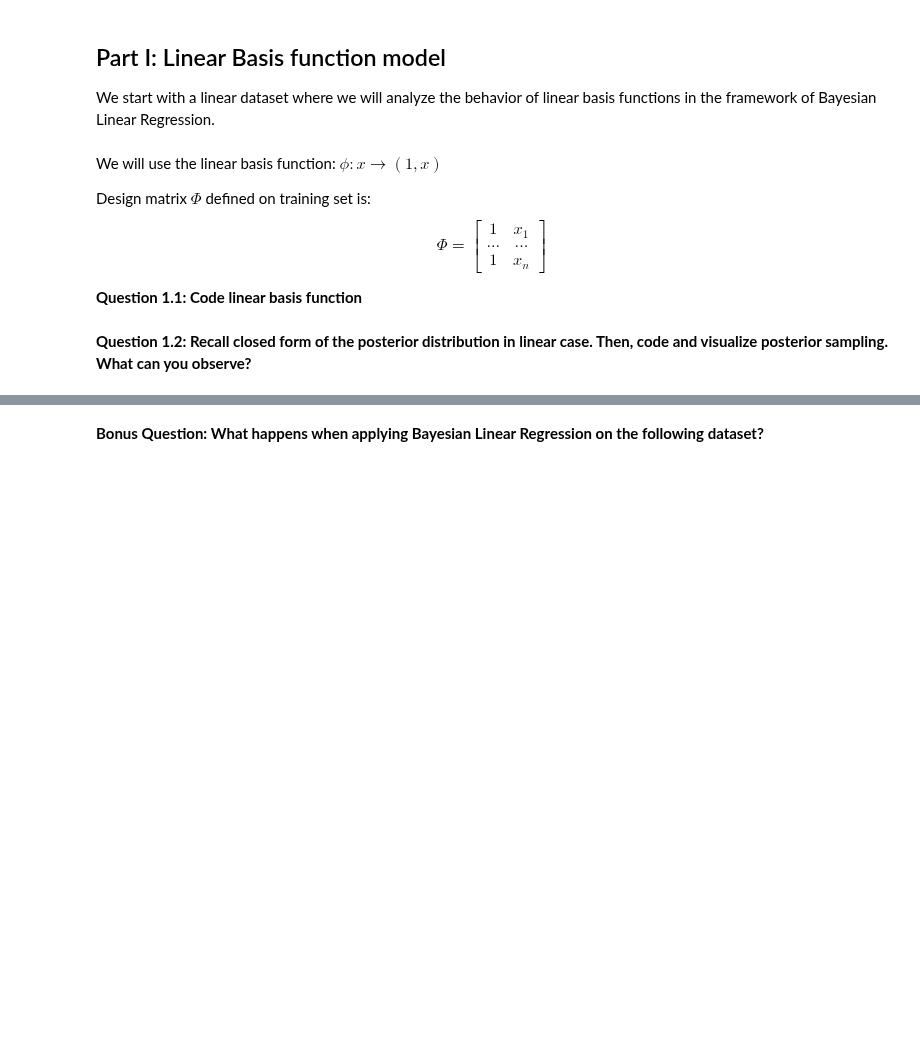
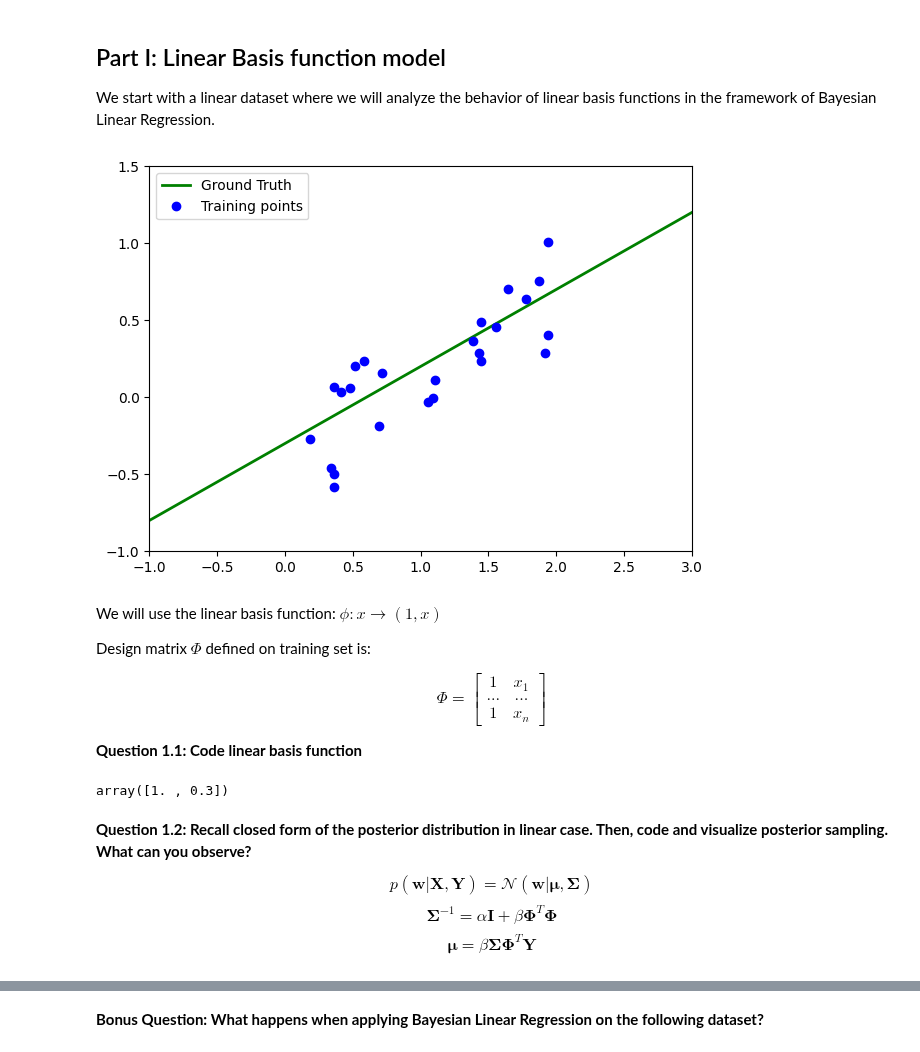
Before and after one commit to CharlesAttend/M2-DAC, a Jupyter notebook: RDFIA/TME/Section3/3_a_Bayesian_Linear_Regression.ipynb, the cells around one changed output, grey strips where cells are left out. Drawn from its saved outputs; the diff is of its cells as text; code cells hidden in the pictures; blank space fills up the shorter version.

```diff
--- a/RDFIA/TME/Section3/3_a_Bayesian_Linear_Regression.ipynb
+++ b/RDFIA/TME/Section3/3_a_Bayesian_Linear_Regression.ipynb
@@ -77,26 +120,45 @@ We start with a linear dataset where we will analyze the behavior of linear basi
 # %%
 # Generate linear toy dataset
 def f_linear(x, noise_amount, sigma):
-    y = -0.3 + 0.5*x
+    y = -0.3 + 0.5 * x
     noise = np.random.normal(0, sigma, len(x))
-    return y + noise_amount*noise
+    return y + noise_amount * noise
+
 
 # Create training and test points
 sigma = 0.2
-nbpts=25
+nbpts = 25
 dataset_linear = {}
-dataset_linear['X_train'] = np.random.uniform(0, 2, nbpts)
-dataset_linear['y_train'] = f_linear(dataset_linear['X_train'], noise_amount=1, sigma=sigma)
-dataset_linear['X_test'] = np.linspace(-10,10, 10*nbpts)
-dataset_linear['y_test'] = f_linear(dataset_linear['X_test'], noise_amount=0, sigma=sigma)
+dataset_linear["X_train"] = np.random.uniform(0, 2, nbpts)
+dataset_linear["y_train"] = f_linear(
+    dataset_linear["X_train"], noise_amount=1, sigma=sigma
+)
+dataset_linear["X_test"] = np.linspace(-10, 10, 10 * nbpts)
+dataset_linear["y_test"] = f_linear(
+    dataset_linear["X_test"], noise_amount=0, sigma=sigma
+)
 # %%
 # Plot dataset
-plt.figure(figsize=(7,5))
-plt.xlim(xmax = 3, xmin =-1)
-plt.ylim(ymax = 1.5, ymin = -1)
-plt.plot(dataset_linear['X_test'], dataset_linear['y_test'], color='green', linewidth=2, label="Ground Truth")
-plt.plot(dataset_linear['X_train'], dataset_linear['y_train'], 'o', color='blue', label='Training points')
+plt.figure(figsize=(7, 5))
+plt.xlim(xmax=3, xmin=-1)
+plt.ylim(ymax=1.5, ymin=-1)
+plt.plot(
+    dataset_linear["X_test"],
+    dataset_linear["y_test"],
+    color="green",
+    linewidth=2,
+    label="Ground Truth",
+)
+plt.plot(
+    dataset_linear["X_train"],
+    dataset_linear["y_train"],
+    "o",
+    color="blue",
+    label="Training points",
+)
 plt.legend()
 plt.show()
+# %% [output]
+[figure, added]
 # %%
 # Hyperparameters
@@ -105,9 +167,11 @@ dataset_linear['BETA'] = 1/(2.0*sigma**2)
 # %% [markdown]
 We will use the linear basis function:
-    $\phi:x \rightarrow (1,x)$
+$\phi:x \rightarrow (1,x)$
 
 Design matrix $\Phi$ defined on training set is:
-$$ \Phi=
+
+$$
+\Phi=
   \begin{bmatrix}
     1 & x_1 \\
     ... & ...\\
@@ -117,10 +181,11 @@ $$
 
 **Question 1.1: Code linear basis function**
 # %%
-#TO DO: Define basis function
+# TO DO: Define basis function
+
 
 def phi_linear(x):
-    """ Linear Basis Functions
+    """Linear Basis Functions
 
     Args:
       x: (float) 1D input
@@ -129,7 +194,20 @@ def phi_linear(x):
       (array) linear features of x
     """
     # TO DO
-    return 0
+    return np.hstack((1, x))
+
+
+def phi_linear_matrix(x):
+    return np.stack((np.ones_like(x), x), axis=-1)
+
+
+phi_linear(0.3)
+# %% [output]
+array([1. , 0.3])
 # %% [markdown]
 **Question 1.2: Recall closed form of the posterior distribution in linear case. Then, code and visualize posterior sampling. What can you observe?**
+
+$$p(\mathbf{w}|\mathbf{X}, \mathbf{Y}) = \mathcal{N}(\mathbf{w}|\boldsymbol{\mu}, \boldsymbol{\Sigma})$$
+$$\boldsymbol{\Sigma}^{-1} = \alpha \mathbf{I} + \beta \boldsymbol{\Phi}^T \boldsymbol{\Phi}$$
+$$\boldsymbol{\mu} = \beta \boldsymbol{\Sigma} \boldsymbol{\Phi}^T \mathbf{Y}$$
 # %%
```
Also changed, not shown: parts of 21 cells of this notebook, 5 other files.
